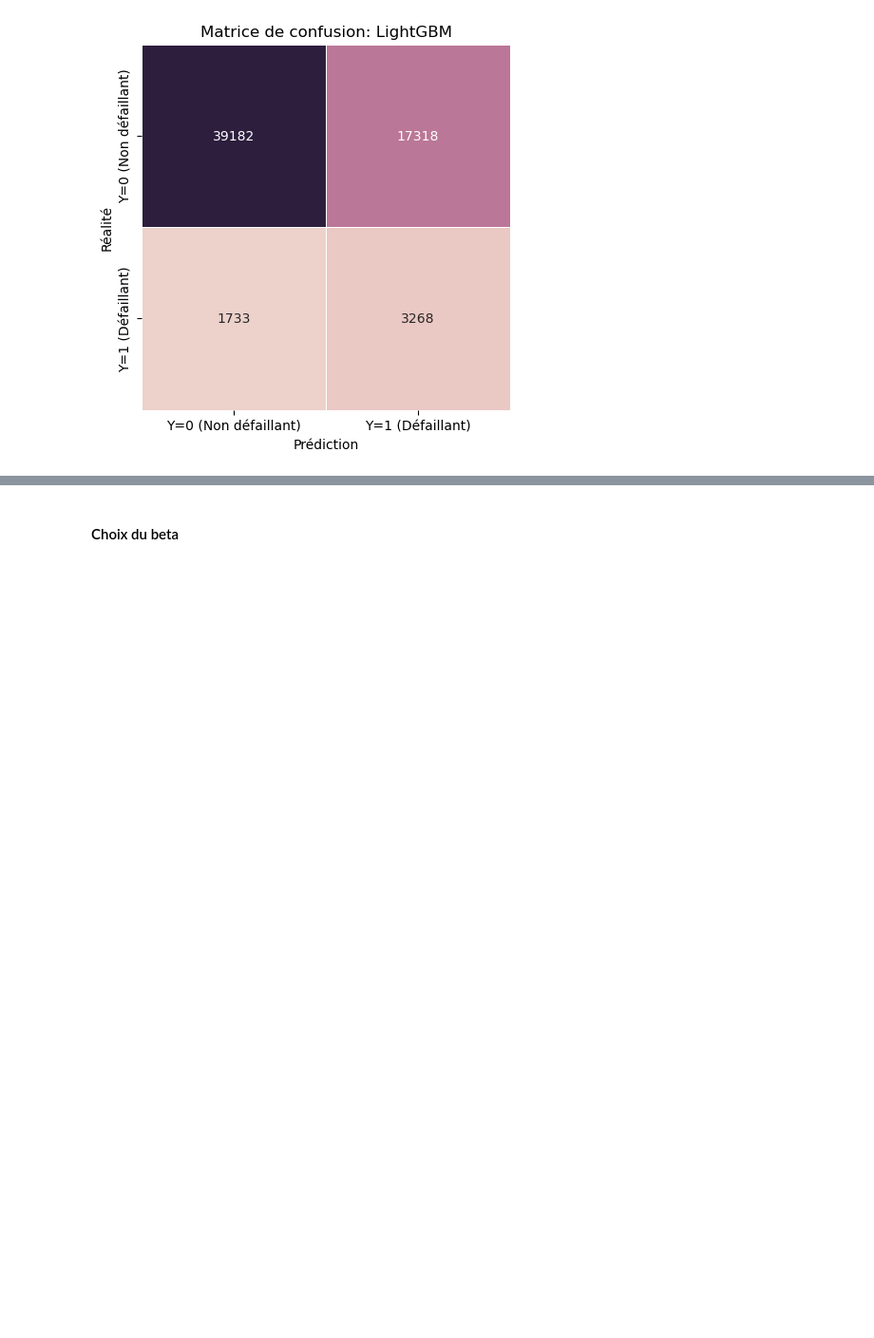
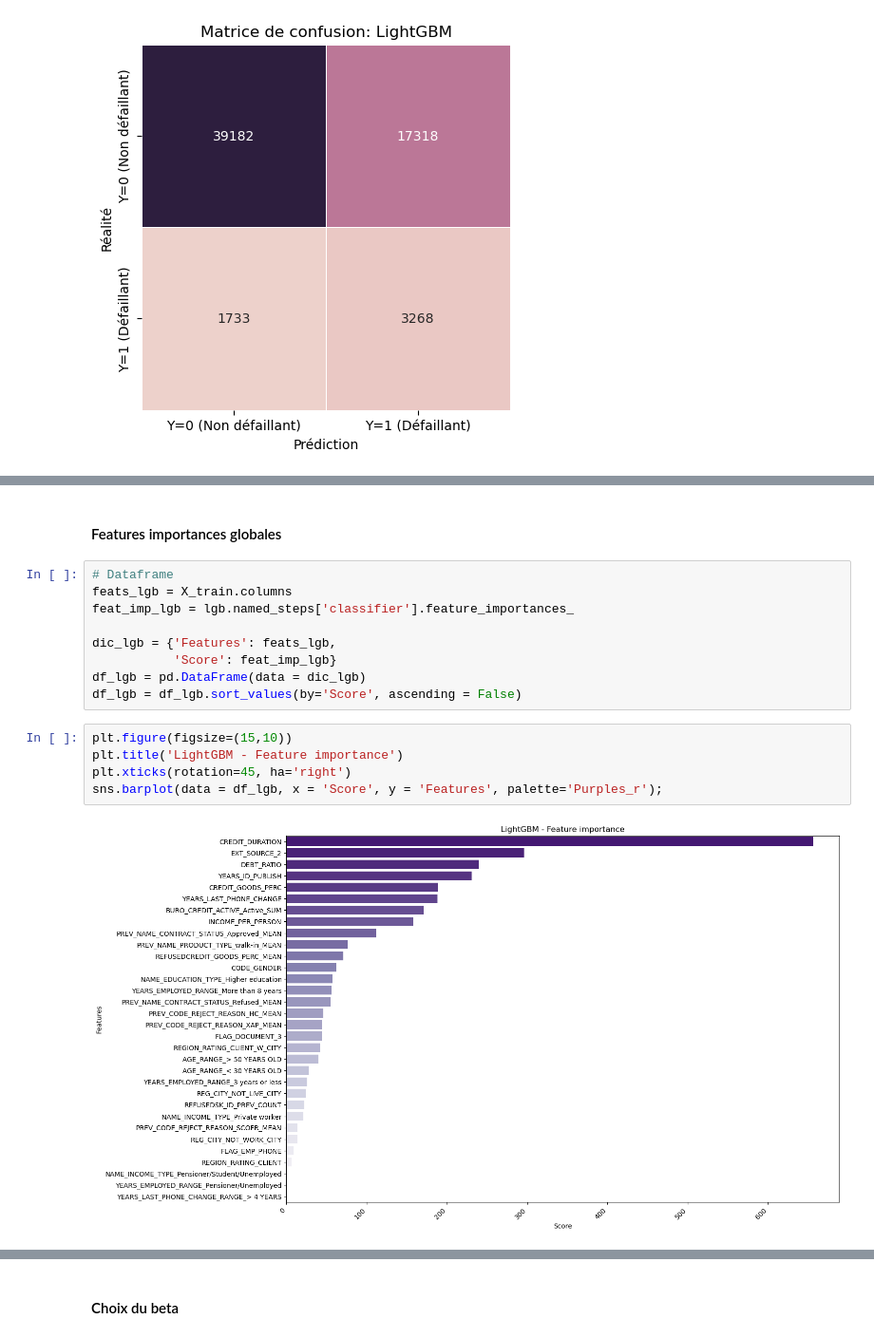
Before and after one commit to Milie-Mimi/OC_DS_Project7_, a Jupyter notebook: GROSCHENE_Emilie_2_model_032023.ipynb, the cells around one changed output, grey strips where cells are left out. Shown at 95% size. Drawn from its saved outputs; the diff is of its cells as text; blank space fills up the shorter version.

Commit message:
Barplot Meilleur modèle

```diff
--- a/GROSCHENE_Emilie_2_model_032023.ipynb
+++ b/GROSCHENE_Emilie_2_model_032023.ipynb
@@ -1487,0 +1488,18 @@ df_models_recap
+# %% [markdown]
+#### Features importances globales
+# %%
+# Dataframe
+feats_lgb = X_train.columns
+feat_imp_lgb = lgb.named_steps['classifier'].feature_importances_
+
+dic_lgb = {'Features': feats_lgb,
+           'Score': feat_imp_lgb}
+df_lgb = pd.DataFrame(data = dic_lgb)
+df_lgb = df_lgb.sort_values(by='Score', ascending = False)
+# %%
+plt.figure(figsize=(15,10))
+plt.title('LightGBM - Feature importance')
+plt.xticks(rotation=45, ha='right')
+sns.barplot(data = df_lgb, x = 'Score', y = 'Features', palette='Purples_r');
+# %% [output]
+[figure, added]
```
Also changed, not shown: parts of 85 cells of this notebook.
